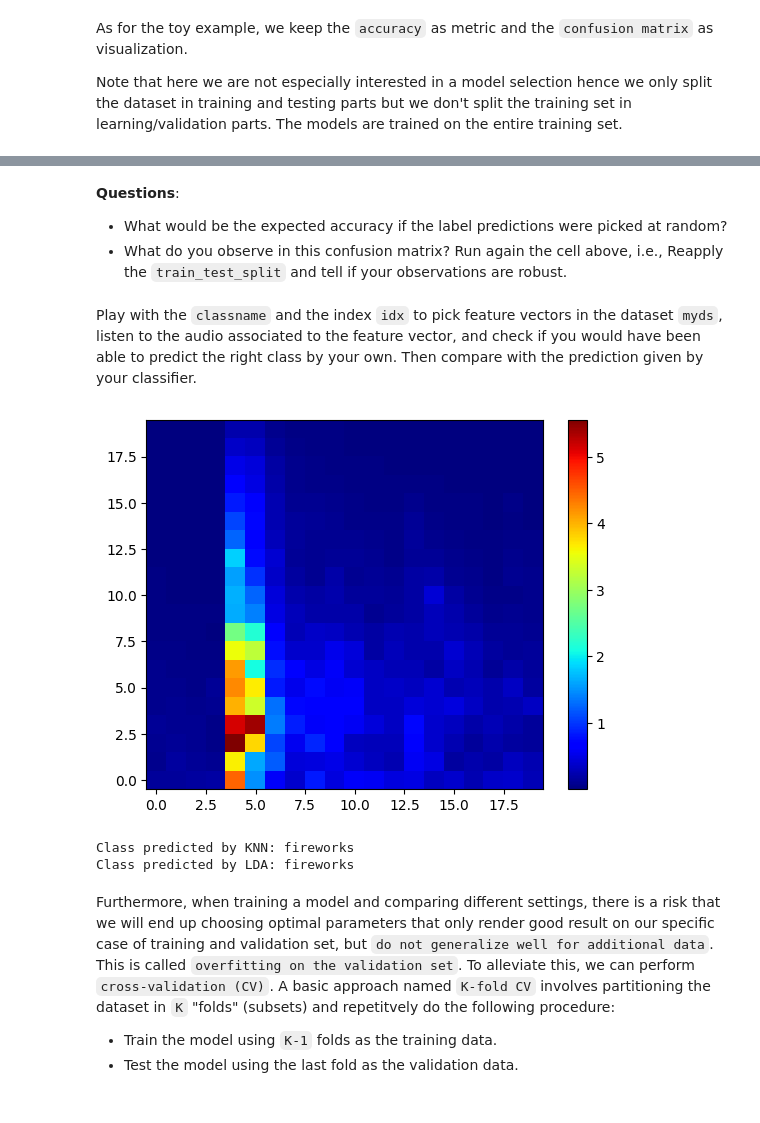
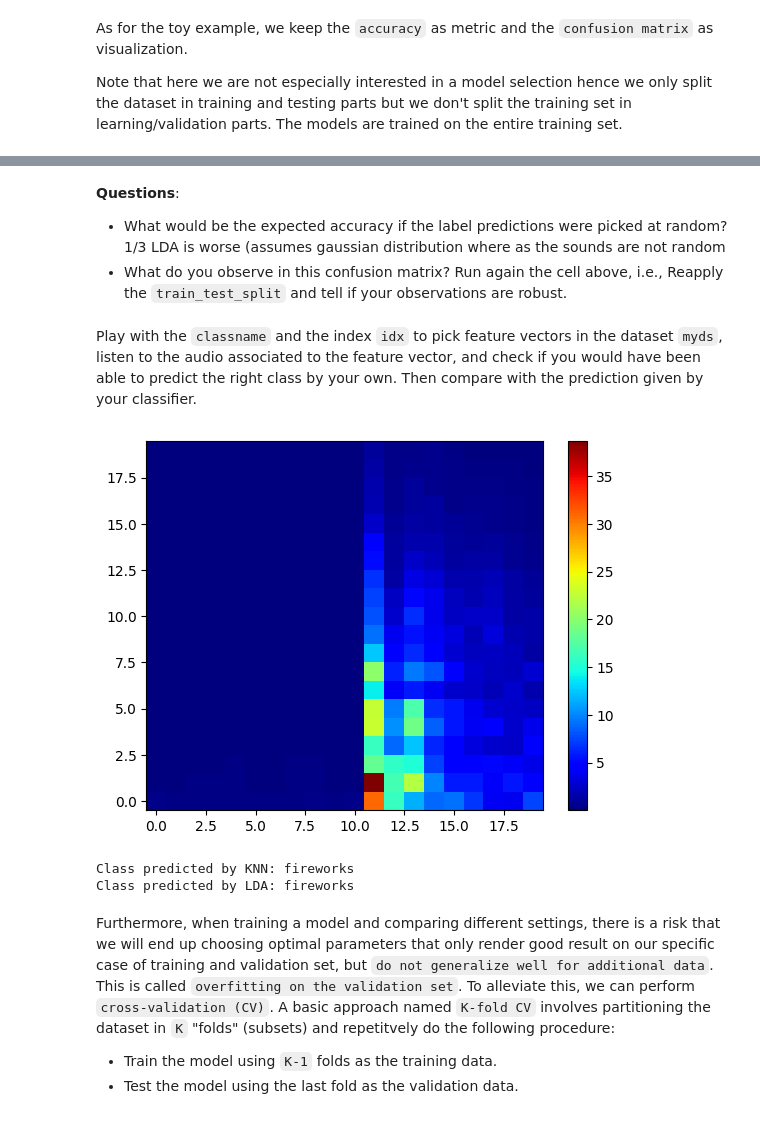
Before and after one commit to JeanLouishub/LELEC210X_Groupe_B, a Jupyter notebook: classification/p1c_audio.ipynb, the cells around one changed output, grey strips where cells are left out. Saved outputs shown, nothing was run; the diff lists cells and outputs as text; code cells hidden in the pictures.

```diff
--- a/classification/p1c_audio.ipynb
+++ b/classification/p1c_audio.ipynb
@@ -91,7 +91,7 @@ If you use vscode, you have to reset your kernel manually and only then you can
 ### TO RUN
 
 "Creation of the dataset"
-myds = Feature_vector_DS(dataset_train, Nft=512, nmel=20, duration=950, step=40)
+myds = Feature_vector_DS(dataset_train, Nft=512, nmel=20, duration=950, step=1)
 
 "Some attributes..."
 myds.nmel
@@ -193,35 +194,37 @@ Accuracy of LDA with fixed train/validation sets : 68.9%
 # %% [markdown]
 **Questions**:
 - What would be the expected accuracy if the label predictions were picked at random?
+1/3
+LDA is worse (assumes gaussian distribution where as the sounds are not random
 - What do you observe in this confusion matrix? Run again the cell above, i.e., Reapply the ``train_test_split`` and tell if your observations are robust.
 # %% [markdown]
 Play with the ``classname`` and the index ``idx`` to pick feature vectors in the dataset ``myds``, listen to the audio associated to the feature vector, and check if you would have been able to predict the right class by your own. Then compare with the prediction given by your classifier.
 # %%
 ### TO RUN
-idx = 0
+idx = 1
 classname = "fireworks"
 
 thisfv = myds.treat_spec(myds[classname, idx])[0]
 
 # this artefact is necessary because the 'predict' function expects a matrix_like input.
 mat = np.zeros((2, len(thisfv)))
 mat[0] = thisfv
 plt.imshow(
     thisfv.reshape(20,20),
     cmap="jet",
     origin="lower",
     aspect="auto",
 )
 plt.colorbar()
 
 plt.show()
 prediction_knn = model_knn.predict(mat)
 prediction_lda = model_lda.predict(mat)
 
 print("Class predicted by KNN:", prediction_knn[0])
 print("Class predicted by LDA:", prediction_lda[0])
 # %% [output]
-[figure, old version]
+[figure, new version]
 Class predicted by KNN: fireworks
 Class predicted by LDA: fireworks
 # %% [markdown]
```
Also changed, not shown: parts of 6 cells of this notebook, 3 other files.
